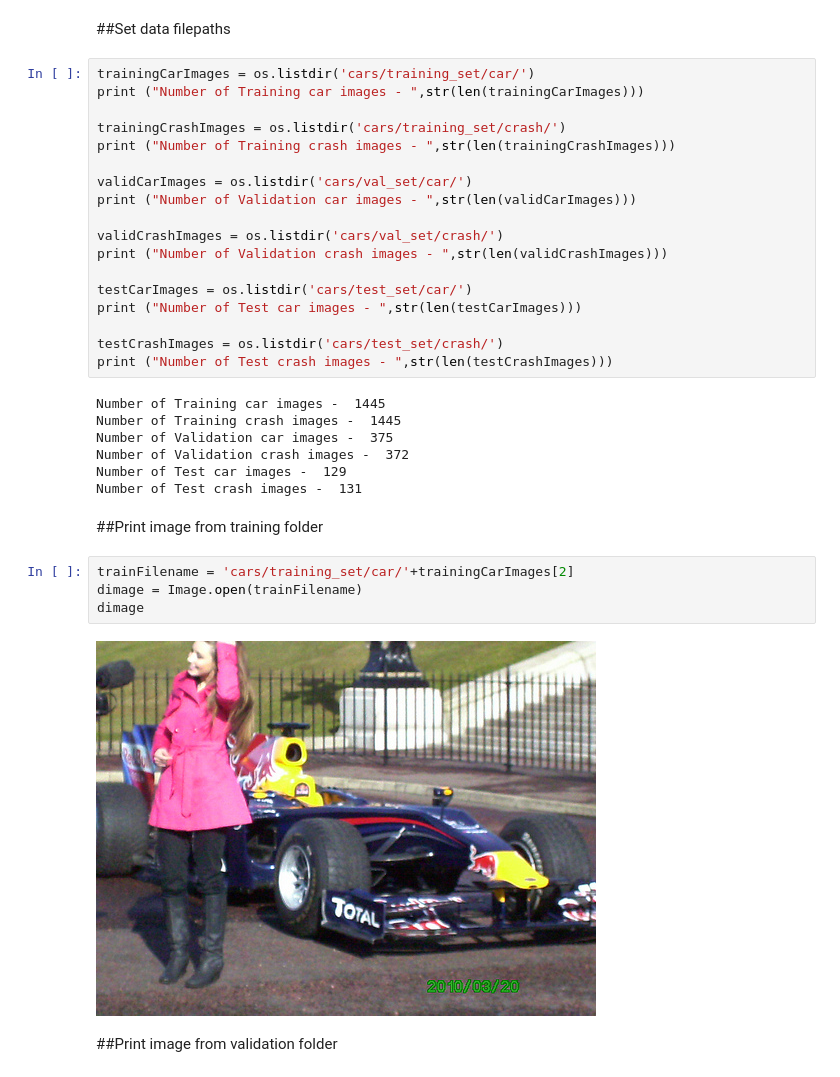
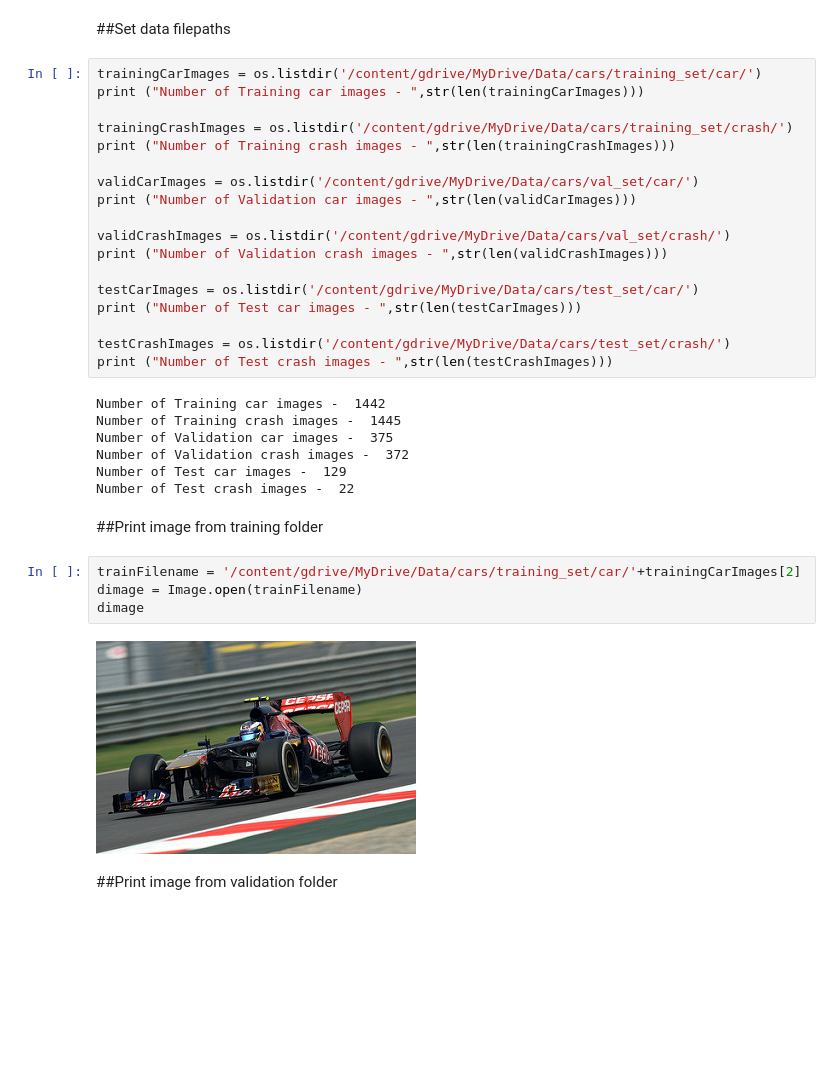
Before and after one commit to capgalea/CNN_Car_recognition, a Jupyter notebook: CNN_Cars_train_predict_final2.ipynb, the cells around one changed output. Drawn from its saved outputs; the diff is of its cells as text; blank space fills up the shorter version.

```diff
--- a/CNN_Cars_train_predict_final2.ipynb
+++ b/CNN_Cars_train_predict_final2.ipynb
@@ -71,38 +73,38 @@ batch_size = 32 #@param {type:"number"}
 # %% [markdown]
 ##Set data filepaths
 # %%
-trainingCarImages = os.listdir('cars/training_set/car/')
+trainingCarImages = os.listdir('/content/gdrive/MyDrive/Data/cars/training_set/car/')
 print ("Number of Training car images - ",str(len(trainingCarImages)))
 
-trainingCrashImages = os.listdir('cars/training_set/crash/')
+trainingCrashImages = os.listdir('/content/gdrive/MyDrive/Data/cars/training_set/crash/')
 print ("Number of Training crash images - ",str(len(trainingCrashImages)))
 
-validCarImages = os.listdir('cars/val_set/car/')
+validCarImages = os.listdir('/content/gdrive/MyDrive/Data/cars/val_set/car/')
 print ("Number of Validation car images - ",str(len(validCarImages)))
 
-validCrashImages = os.listdir('cars/val_set/crash/')
+validCrashImages = os.listdir('/content/gdrive/MyDrive/Data/cars/val_set/crash/')
 print ("Number of Validation crash images - ",str(len(validCrashImages)))
 
-testCarImages = os.listdir('cars/test_set/car/')
+testCarImages = os.listdir('/content/gdrive/MyDrive/Data/cars/test_set/car/')
 print ("Number of Test car images - ",str(len(testCarImages)))
 
-testCrashImages = os.listdir('cars/test_set/crash/')
+testCrashImages = os.listdir('/content/gdrive/MyDrive/Data/cars/test_set/crash/')
 print ("Number of Test crash images - ",str(len(testCrashImages)))
 # %% [output]
-Number of Training car images -  1445
+Number of Training car images -  1442
 Number of Training crash images -  1445
 Number of Validation car images -  375
 Number of Validation crash images -  372
 Number of Test car images -  129
-Number of Test crash images -  131
+Number of Test crash images -  22
 # %% [markdown]
 ##Print image from training folder
 # %%
-trainFilename = 'cars/training_set/car/'+trainingCarImages[2]
+trainFilename = '/content/gdrive/MyDrive/Data/cars/training_set/car/'+trainingCarImages[2]
 dimage = Image.open(trainFilename)
 dimage
 # %% [output]
-[figure, old version]
+[figure, new version]
 # %% [markdown]
 ##Print image from validation folder
 # %%
```
Also changed, not shown: parts of 23 cells of this notebook.
